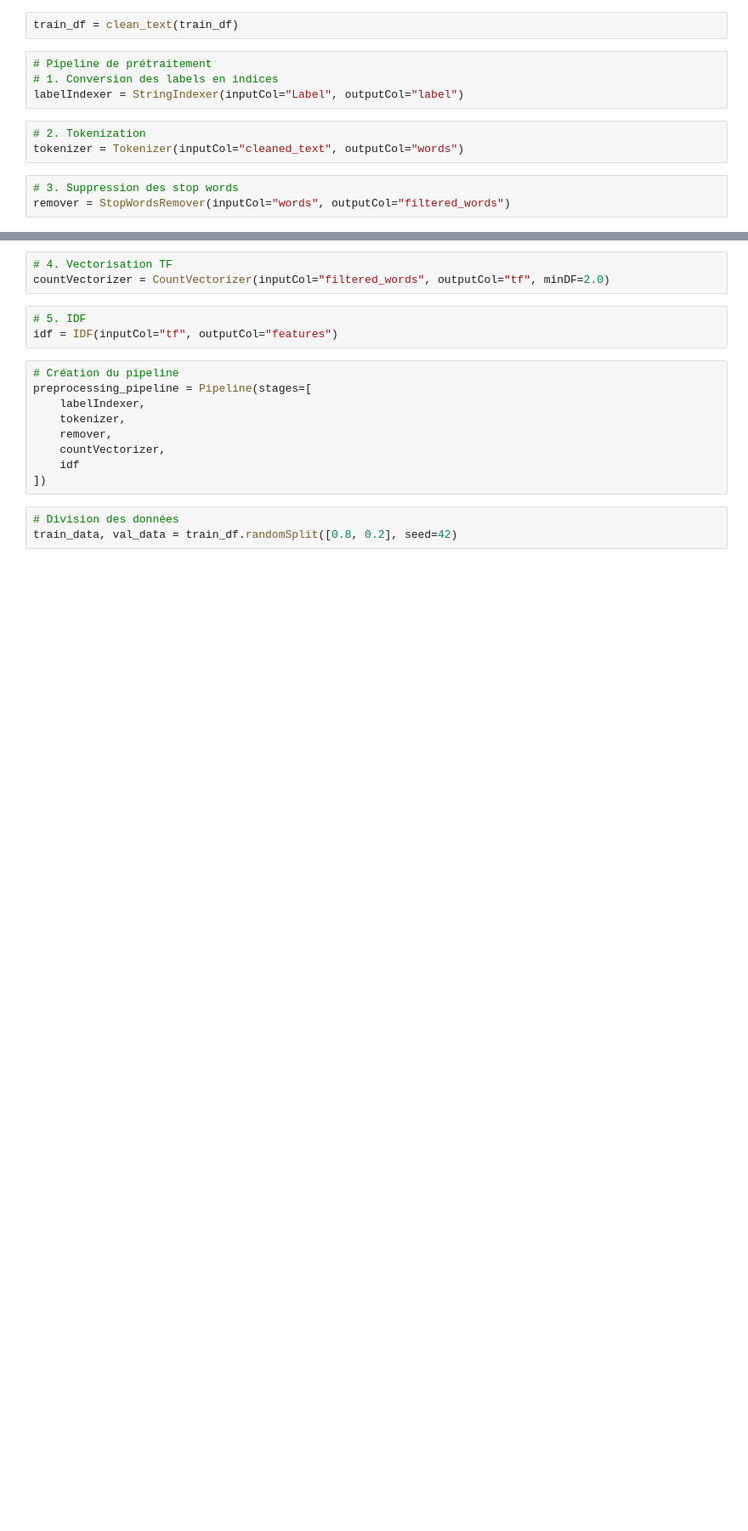
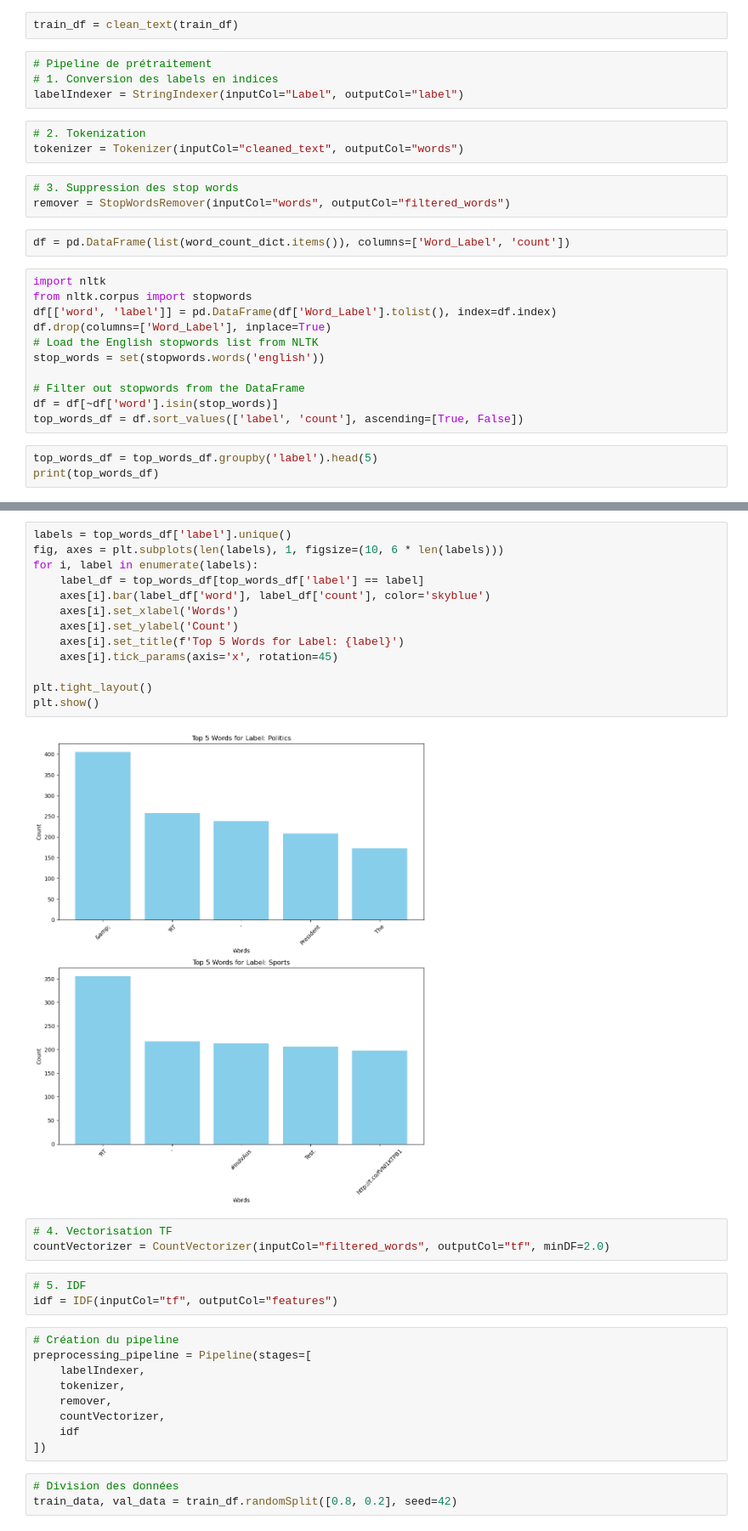
Before and after one commit to ibrahim-mestadi/tweets-classification, a Jupyter notebook: notebook/tweets_analysis_v2.ipynb, the cells around one changed output, grey strips where cells are left out. Shown at 85% size. Saved outputs shown, nothing was run; the diff lists cells and outputs as text; blank space fills up the shorter version.

Commit message:
Adding some Data Analysis and updating the readme

```diff
--- a/notebook/tweets_analysis_v2.ipynb
+++ b/notebook/tweets_analysis_v2.ipynb
@@ -136,3 +205,19 @@ tokenizer = Tokenizer(inputCol="cleaned_text", outputCol="words")
 # %%
 # 3. Suppression des stop words
 remover = StopWordsRemover(inputCol="words", outputCol="filtered_words")
+# %%
+df = pd.DataFrame(list(word_count_dict.items()), columns=['Word_Label', 'count'])
+# %%
+import nltk
+from nltk.corpus import stopwords
+df[['word', 'label']] = pd.DataFrame(df['Word_Label'].tolist(), index=df.index)
+df.drop(columns=['Word_Label'], inplace=True)
+# Load the English stopwords list from NLTK
+stop_words = set(stopwords.words('english'))
+
+# Filter out stopwords from the DataFrame
+df = df[~df['word'].isin(stop_words)]
+top_words_df = df.sort_values(['label', 'count'], ascending=[True, False])
+# %%
+top_words_df = top_words_df.groupby('label').head(5)
+print(top_words_df)
@@ -139,3 +236,18 @@ remover = StopWordsRemover(inputCol="words", outputCol="filtered_words")
+# %%
+labels = top_words_df['label'].unique()
+fig, axes = plt.subplots(len(labels), 1, figsize=(10, 6 * len(labels)))
+for i, label in enumerate(labels):
+    label_df = top_words_df[top_words_df['label'] == label]
+    axes[i].bar(label_df['word'], label_df['count'], color='skyblue')
+    axes[i].set_xlabel('Words')
+    axes[i].set_ylabel('Count')
+    axes[i].set_title(f'Top 5 Words for Label: {label}')
+    axes[i].tick_params(axis='x', rotation=45)
+
+plt.tight_layout()
+plt.show()
+# %% [output]
+[figure, added]
 # %%
 # 4. Vectorisation TF
 countVectorizer = CountVectorizer(inputCol="filtered_words", outputCol="tf", minDF=2.0)
```
Also changed, not shown: parts of 14 cells of this notebook, 13 other files.
